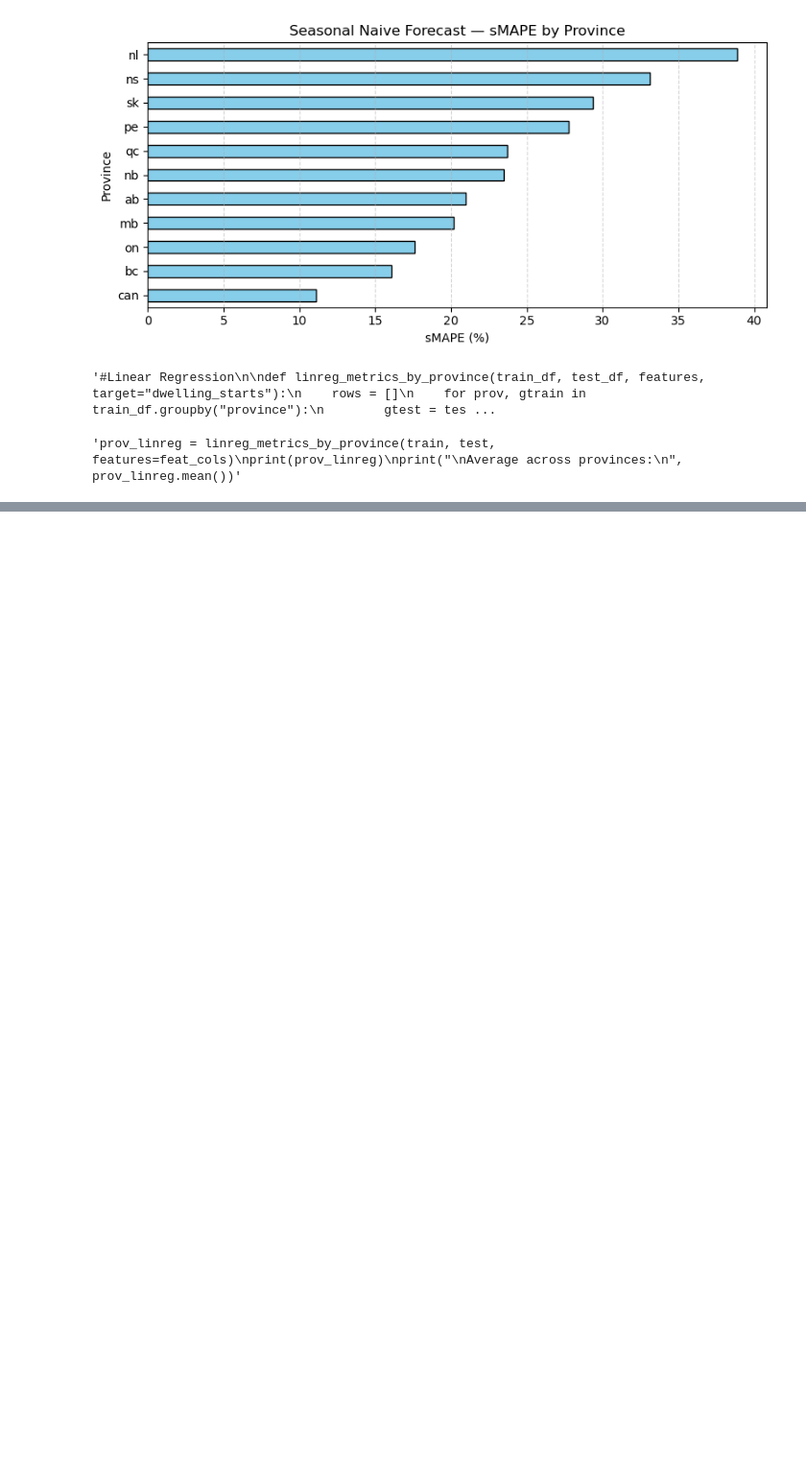
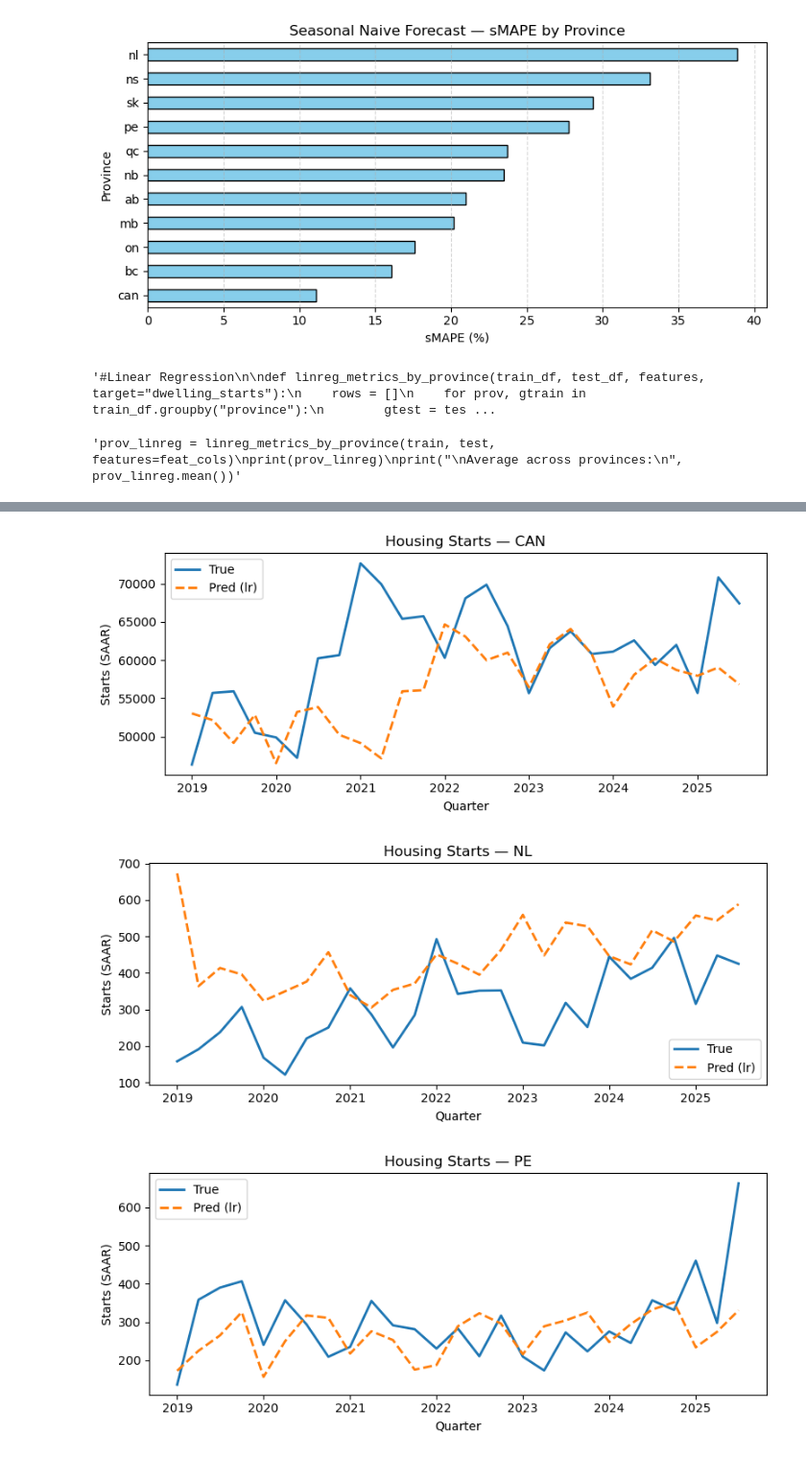
Before and after one commit to Erdos-Projects/fall-2025-forecasting-housing-supply-demand, a Jupyter notebook: modeling_same_q_forecast.ipynb, the cells around one changed output, grey strips where cells are left out. Shown at 96% size. Saved outputs shown, nothing was run; the diff lists cells and outputs as text; code cells hidden in the pictures; blank space fills up the shorter version.

```diff
--- a/modeling_same_q_forecast.ipynb
+++ b/modeling_same_q_forecast.ipynb
@@ -421,0 +419,23 @@ display(summary)
+# %%
+name = "lr"  # or "ridge", "rf", "xgb"
+m_preds = []
+
+for prov, gtr in train.groupby("province"):
+    gte = test[test["province"] == prov]
+    if gte.empty:
+        continue
+
+    model = MODEL_REGISTRY[name]()  # new model per province
+    Xtr, ytr = gtr[feat_cols], gtr["y"]
+    Xte, yte = gte[feat_cols], gte["y"]
+
+    model.fit(Xtr, ytr)
+    m_preds.append(pd.DataFrame({
+        "province": prov,
+        "quarter": gte["quarter"].values,
+        "y_true": yte.values,
+        "y_pred": model.predict(Xte)
+    }))
+
+preds_all = pd.concat(m_preds, ignore_index=True)
+preds_all.head()
@@ -421,0 +449,19 @@ display(summary)
+# %%
+prov_list = ['can', 'nl', 'pe', 'ns', 'nb', 'qc', 'on', 'mb', 'sk', 'ab', 'bc']
+# %%
+for prov in prov_list:  # change list as needed
+    g = preds_all[preds_all["province"] == prov].sort_values("quarter")
+
+    plt.figure(figsize=(8,3.5))
+    plt.plot(g["quarter"], g["y_true"], label="True", linewidth=2)
+    plt.plot(g["quarter"], g["y_pred"], "--", label=f"Pred ({name})", linewidth=2)
+    plt.title(f"Housing Starts — {prov.upper()}")
+    plt.ylabel("Starts (SAAR)")
+    plt.xlabel("Quarter")
+    plt.legend()
+    plt.tight_layout()
+    plt.show()
+# %% [output]
+[figure, added]
+[figure, added]
+[figure, added]
```
Also changed, not shown: parts of 8 cells of this notebook, 2 other files.
